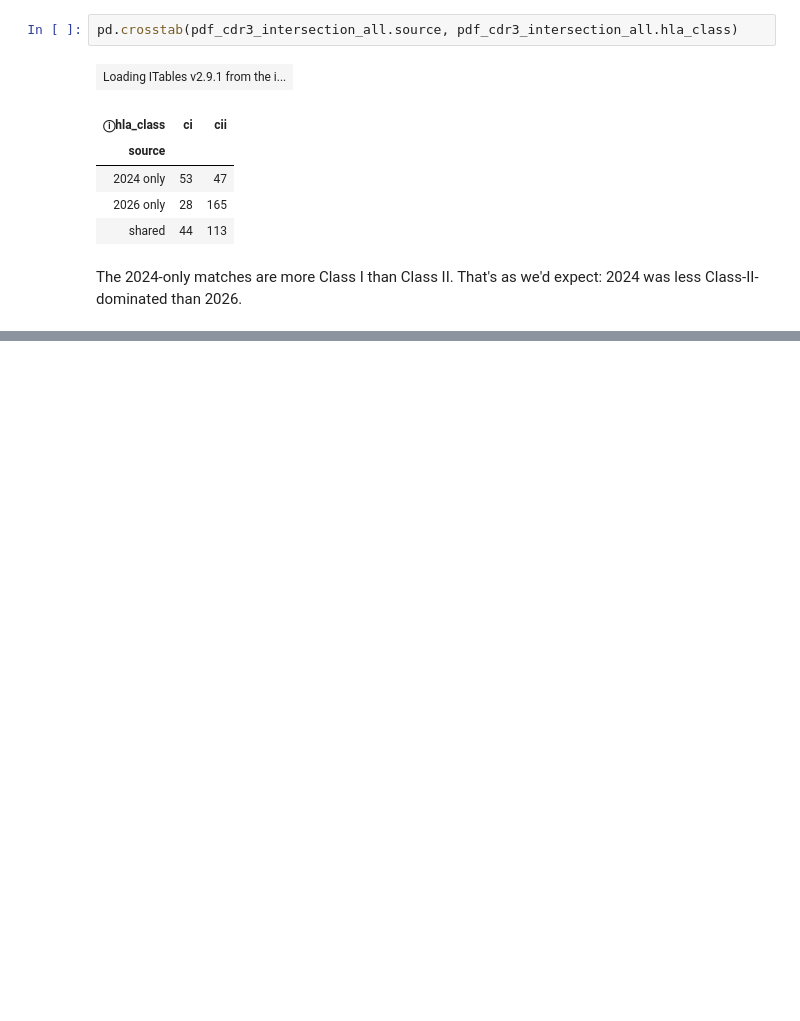
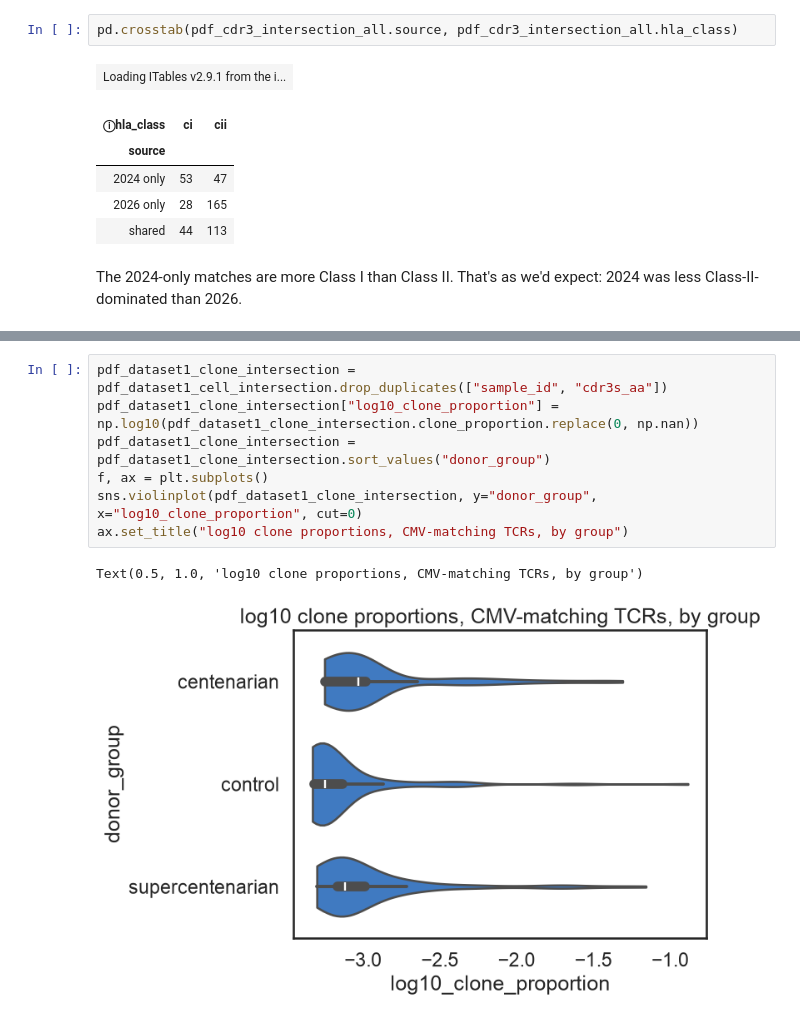
Before and after one commit to dhmay/CMVividly, a Jupyter notebook: notebooks/supercentenarian.ipynb, the cells around one changed output, grey strips where cells are left out. Cells and saved outputs as stored; diff of their text form; blank space fills up the shorter version.

```diff
--- a/notebooks/supercentenarian.ipynb
+++ b/notebooks/supercentenarian.ipynb
@@ -367,0 +591,10 @@ The 2024-only matches are more Class I than Class II. That's as we'd expect: 202
+# %%
+pdf_dataset1_clone_intersection = pdf_dataset1_cell_intersection.drop_duplicates(["sample_id", "cdr3s_aa"])
+pdf_dataset1_clone_intersection["log10_clone_proportion"] = np.log10(pdf_dataset1_clone_intersection.clone_proportion.replace(0, np.nan))
+pdf_dataset1_clone_intersection = pdf_dataset1_clone_intersection.sort_values("donor_group")
+f, ax = plt.subplots()
+sns.violinplot(pdf_dataset1_clone_intersection, y="donor_group", x="log10_clone_proportion", cut=0)
+ax.set_title("log10 clone proportions, CMV-matching TCRs, by group")
+# %% [output]
+Text(0.5, 1.0, 'log10 clone proportions, CMV-matching TCRs, by group')
+[figure, added]
```
Also changed, not shown: parts of 18 cells of this notebook.
